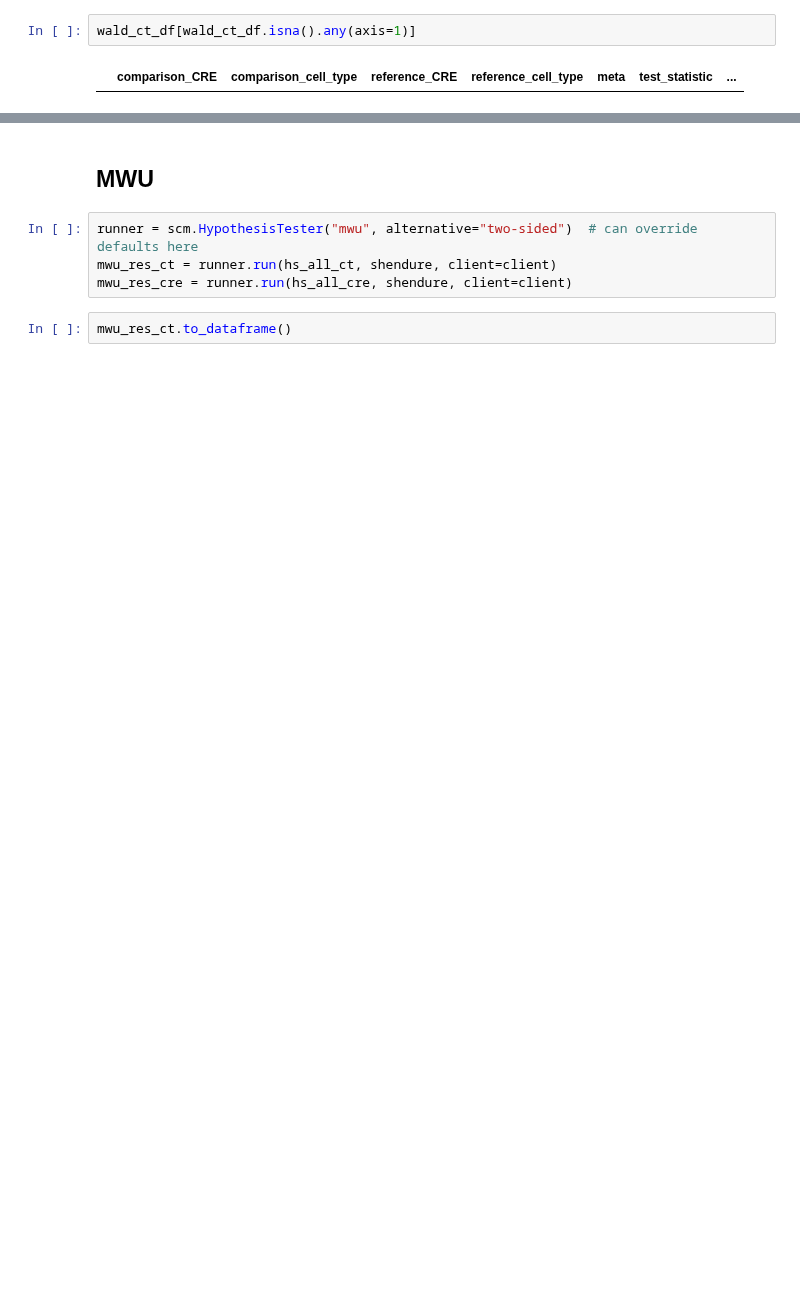
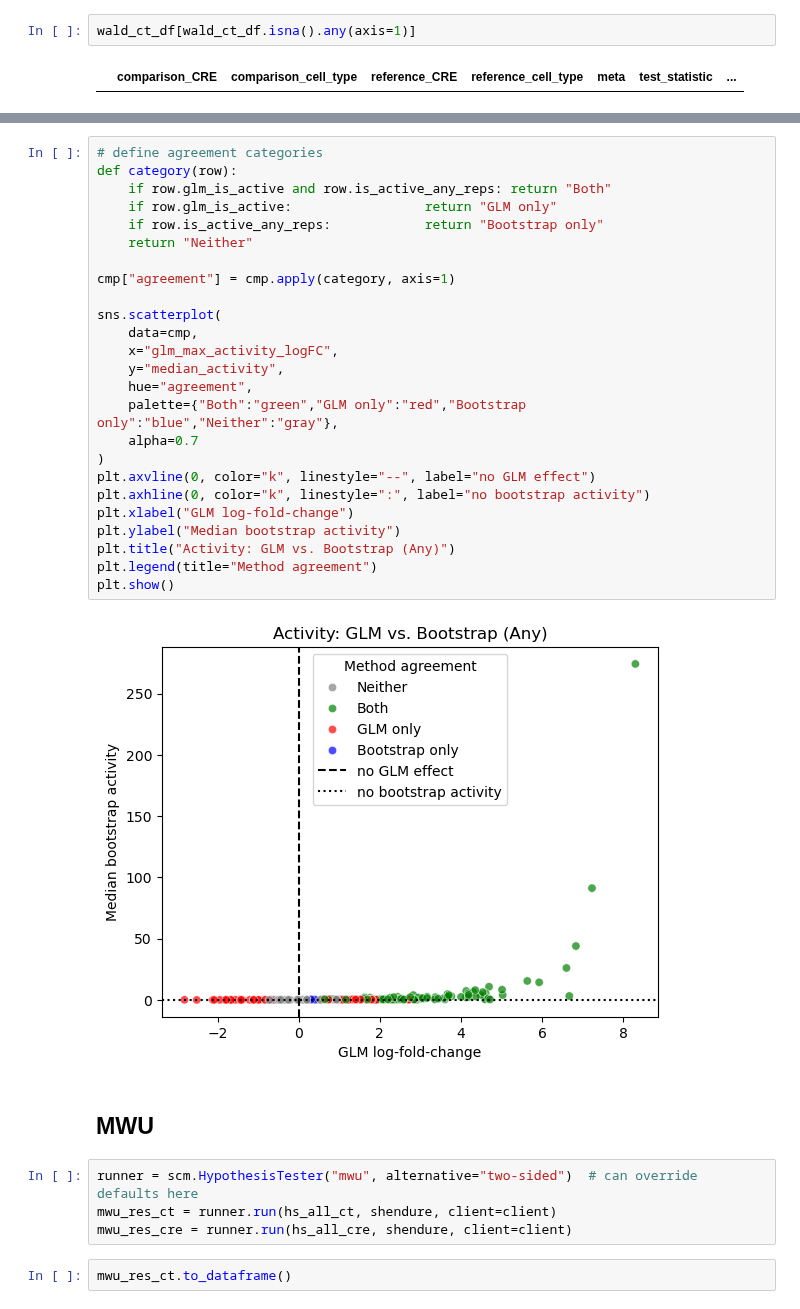
Before and after one commit to Reilly-Lab-Yale/tabula-rasa, a Jupyter notebook: notebooks/results/test_demo_hypotheses.ipynb, the cells around one changed output, grey strips where cells are left out. Cells and saved outputs as stored; diff of their text form; blank space fills up the shorter version.

```diff
--- a/notebooks/results/test_demo_hypotheses.ipynb
+++ b/notebooks/results/test_demo_hypotheses.ipynb
@@ -160,3 +335,30 @@ wald_ct_df[wald_ct_df.isna().any(axis=1)]
+# %%
+# define agreement categories
+def category(row):
+    if row.glm_is_active and row.is_active_any_reps: return "Both"
+    if row.glm_is_active:                 return "GLM only"
+    if row.is_active_any_reps:            return "Bootstrap only"
+    return "Neither"
+
+cmp["agreement"] = cmp.apply(category, axis=1)
+
+sns.scatterplot(
+    data=cmp,
+    x="glm_max_activity_logFC",
+    y="median_activity",
+    hue="agreement",
+    palette={"Both":"green","GLM only":"red","Bootstrap only":"blue","Neither":"gray"},
+    alpha=0.7
+)
+plt.axvline(0, color="k", linestyle="--", label="no GLM effect")
+plt.axhline(0, color="k", linestyle=":", label="no bootstrap activity")
+plt.xlabel("GLM log-fold-change")
+plt.ylabel("Median bootstrap activity")
+plt.title("Activity: GLM vs. Bootstrap (Any)")
+plt.legend(title="Method agreement")
+plt.show()
+# %% [output]
+[figure, added]
 # %% [markdown]
 ## MWU
 # %%
```
Also changed, not shown: parts of 22 cells of this notebook.
